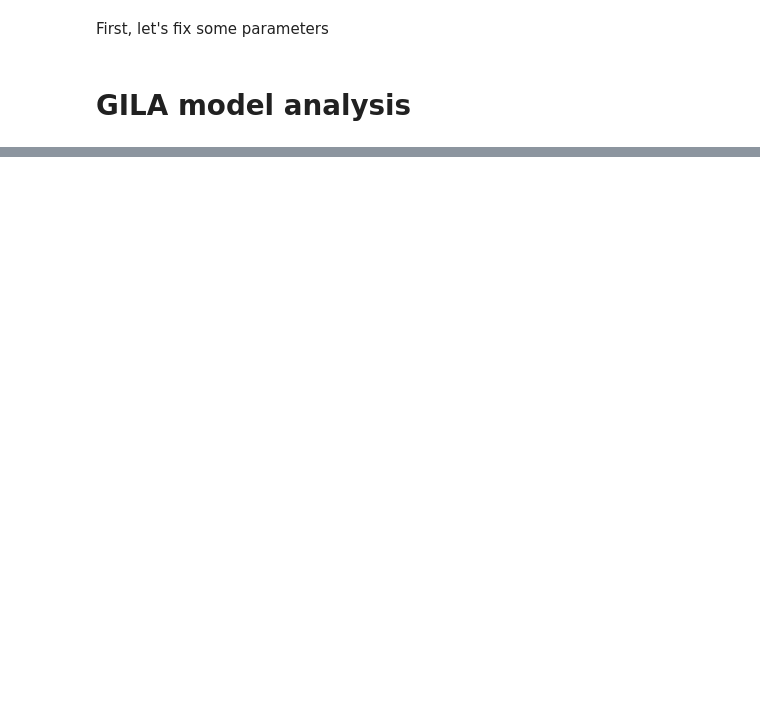
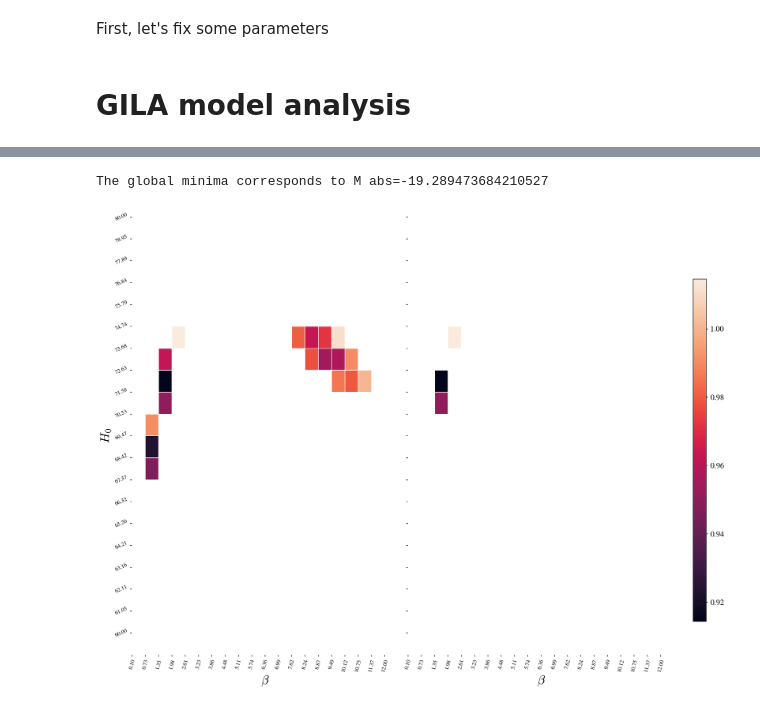
Before and after one commit to matiasleize/GC_MCMC, a Jupyter notebook: notebooks/age_of_the_universe/final stuff/GILA model/plot_age_of_universe_0.90_heatmap_save.ipynb, the cells around one changed output, grey strips where cells are left out. Saved outputs shown, nothing was run; the diff lists cells and outputs as text; code cells hidden in the pictures; blank space fills up the shorter version.

```diff
--- a/notebooks/age_of_the_universe/final stuff/GILA model/plot_age_of_universe_0.90_heatmap_save.ipynb
+++ b/notebooks/age_of_the_universe/final stuff/GILA model/plot_age_of_universe_0.90_heatmap_save.ipynb
@@ -322,0 +380,6 @@ np.save(os.path.join(path_data, 'matrix_aou_{0}_r={1}_s={2}_100.npy'.format('GIL
+# %%
+print(r'Minimum of the reduced $\chi^2$:{}'.format(np.nanmin(masked_data_with_aou)/dof))
+
+#Double check
+where_global_min = np.where(masked_data_with_aou==np.nanmin(masked_data_with_aou))
+masked_data_with_aou[where_global_min]/dof
@@ -322,0 +389,8 @@ np.save(os.path.join(path_data, 'matrix_aou_{0}_r={1}_s={2}_100.npy'.format('GIL
+# %%
+masked_data_with_aou = np.where(matrix_gila_aou >= aou_threshold, matrix_gila_chi2, np.nan)
+masked_data_with_1_sigma = np.where(matrix_gila_chi2/dof <= chi2_th, matrix_gila_chi2, np.nan)
+masked_data_with_aou_1_sigma = np.where(matrix_gila_chi2/dof <= chi2_th, masked_data_with_aou, np.nan)
+
+print(masked_data_with_aou)
+print(masked_data_with_1_sigma)
+print(masked_data_with_aou_1_sigma)
@@ -322,0 +415,46 @@ np.save(os.path.join(path_data, 'matrix_aou_{0}_r={1}_s={2}_100.npy'.format('GIL
+# %%
+print(r'The global minima corresponds to M abs={0}'.format(Mabs_values[where_global_min[2][0]]))
+matrix_gila_chi2_2d = matrix_gila_chi2[:,:,where_global_min[2][0]]/dof
+masked_data_with_aou_2d = masked_data_with_aou[:,:,where_global_min[2][0]]/dof
+masked_data_with_1_sigma_2d = masked_data_with_1_sigma[:,:,where_global_min[2][0]]/dof
+masked_data_with_aou_1_sigma_2d = masked_data_with_aou_1_sigma[:,:,where_global_min[2][0]]/dof
+# %% [output]
+The global minima corresponds to M abs=-19.289473684210527
+# %%
+# Plot GILA model
+fig, axes = plt.subplots(1,2,figsize=(16, 12))
+# Define common color scale
+vmin = min(np.nanmin(masked_data_with_1_sigma_2d), np.nanmin(masked_data_with_aou_1_sigma_2d))
+vmax = max(np.nanmax(masked_data_with_1_sigma_2d), np.nanmax(masked_data_with_aou_1_sigma_2d))
+
+# Plot heatmaps without colorbars
+sns.heatmap(masked_data_with_1_sigma_2d, ax=axes[0], linewidth=0.5, vmin=vmin, vmax=vmax, cbar=False)
+sns.heatmap(masked_data_with_aou_1_sigma_2d, ax=axes[1], linewidth=0.5, vmin=vmin, vmax=vmax, cbar=False)
+
+# General configurations for all axes
+for ax in axes.flat:
+    ax.set_xlabel(r'$\beta$', fontsize=22)
+    ax.set_ylabel(r'$H_0$', fontsize=22)
+    ax.set_xticks(np.arange(len(beta_values)))
+    ax.set_yticks(np.arange(len(H0_values)))
+    ax.set_xticklabels([f'{tick:.2f}' for tick in beta_values],rotation = 75)
+    ax.set_yticklabels([f'{tick:.2f}' for tick in H0_values],rotation = 25)
+    ax.label_outer()
+
+# Add a single colorbar
+cbar_ax = fig.add_axes([0.92, 0.15, 0.02, 0.7])  # Adjust position as needed
+cbar = fig.colorbar(axes[0].collections[0], cax=cbar_ax)  # Use one of the heatmap's color mappings
+
+# Change colorbar tick label size
+cbar.ax.tick_params(labelsize=14)  # Set fontsize
+
+fig.colorbar(axes[0].collections[0], cax=cbar_ax)  # Use one of the heatmap's color mappings
+
+fig.tight_layout(rect=[0, 0, 0.9, 1])  # Adjust layout to fit the colorbar
+
+
+fig.savefig(os.path.join(path_figures, 'heat_map_aou_GILA_r={0}_s={1}_L={2}.png'.format(r,s,0.9)))
+fig.savefig(os.path.join(path_figures, 'heat_map_aou_GILA_r={0}_s={1}_L={2}.pdf'.format(r,s,0.9)))
+plt.show()
+# %% [output]
+[figure, added]
```
Also changed, not shown: parts of 7 cells of this notebook, 2 other files.
